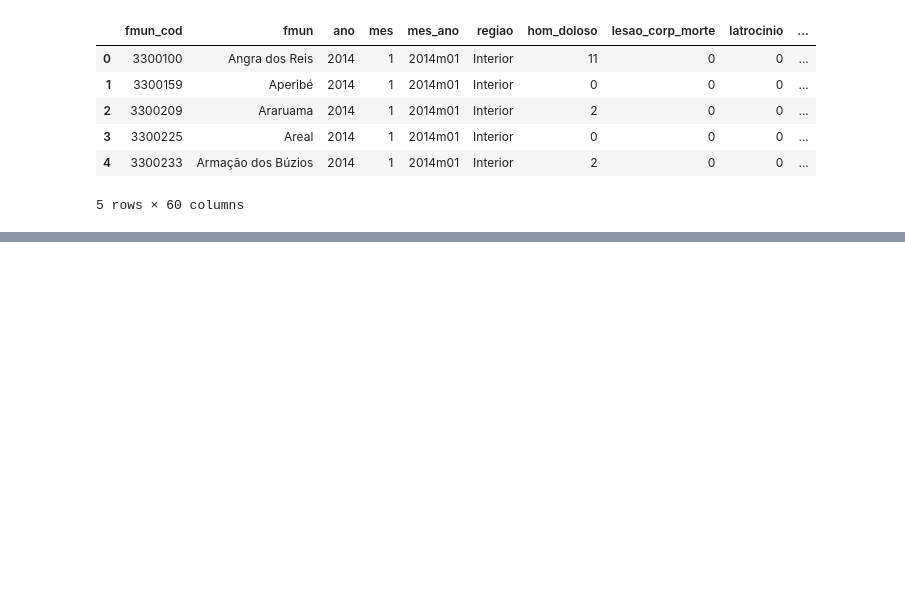
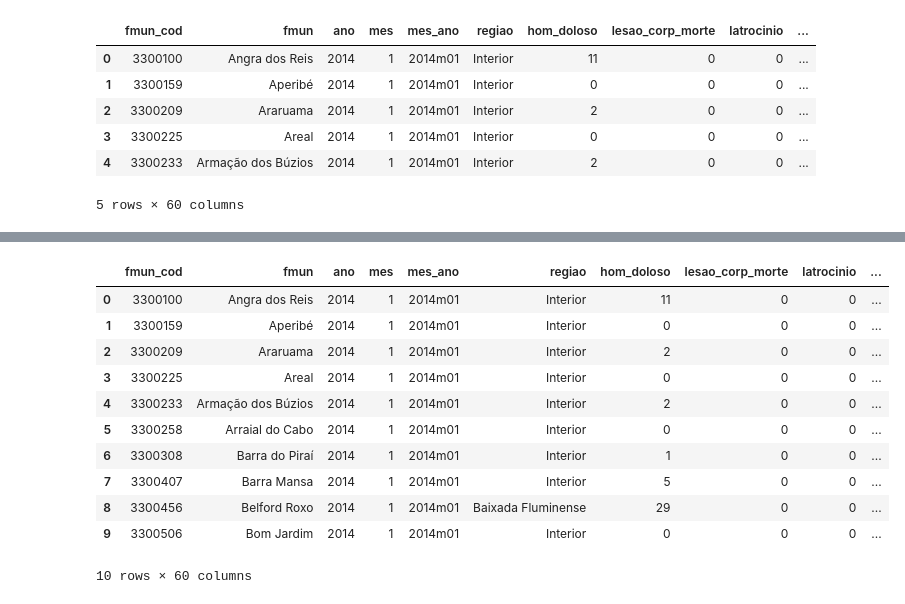
Before and after one commit to eccardoso/mvp-analise-de-dados-e-boas-praticas, a Jupyter notebook: MVP_Análise_de_Dados.ipynb, the cells around one changed output, grey strips where cells are left out. Saved outputs shown, nothing was run; the diff lists cells and outputs as text; code cells hidden in the pictures; blank space fills up the shorter version.

```diff
--- a/MVP_Análise_de_Dados.ipynb
+++ b/MVP_Análise_de_Dados.ipynb
@@ -77,0 +111,16 @@ dataset.head()
+# %%
+# Mostra as 10 primeiras linhas do dataset
+dataset.head(10)
+# %% [output]
+|  | fmun_cod | fmun | ano | mes | mes_ano | regiao | hom_doloso | lesao_corp_morte | latrocinio | ... |
+| 0 | 3300100 | Angra dos Reis | 2014 | 1 | 2014m01 | Interior | 11 | 0 | 0 | ... |
+| 1 | 3300159 | Aperibé | 2014 | 1 | 2014m01 | Interior | 0 | 0 | 0 | ... |
+| 2 | 3300209 | Araruama | 2014 | 1 | 2014m01 | Interior | 2 | 0 | 0 | ... |
+| 3 | 3300225 | Areal | 2014 | 1 | 2014m01 | Interior | 0 | 0 | 0 | ... |
+| 4 | 3300233 | Armação dos Búzios | 2014 | 1 | 2014m01 | Interior | 2 | 0 | 0 | ... |
+| 5 | 3300258 | Arraial do Cabo | 2014 | 1 | 2014m01 | Interior | 0 | 0 | 0 | ... |
+| 6 | 3300308 | Barra do Piraí | 2014 | 1 | 2014m01 | Interior | 1 | 0 | 0 | ... |
+| 7 | 3300407 | Barra Mansa | 2014 | 1 | 2014m01 | Interior | 5 | 0 | 0 | ... |
+| 8 | 3300456 | Belford Roxo | 2014 | 1 | 2014m01 | Baixada Fluminense | 29 | 0 | 0 | ... |
+| 9 | 3300506 | Bom Jardim | 2014 | 1 | 2014m01 | Interior | 0 | 0 | 0 | ... |
+10 rows × 60 columns
```
Also changed, not shown: parts of 4 cells of this notebook.
